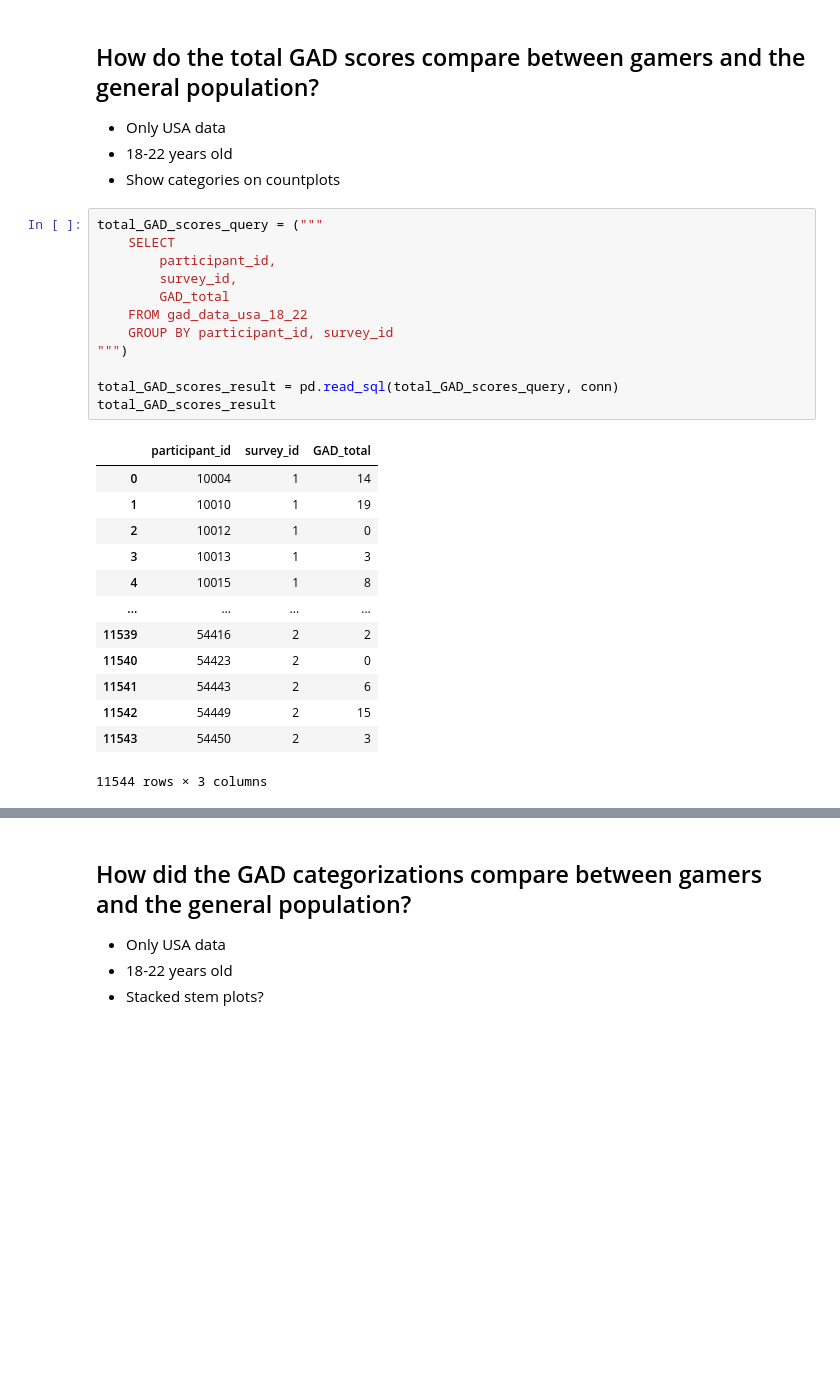
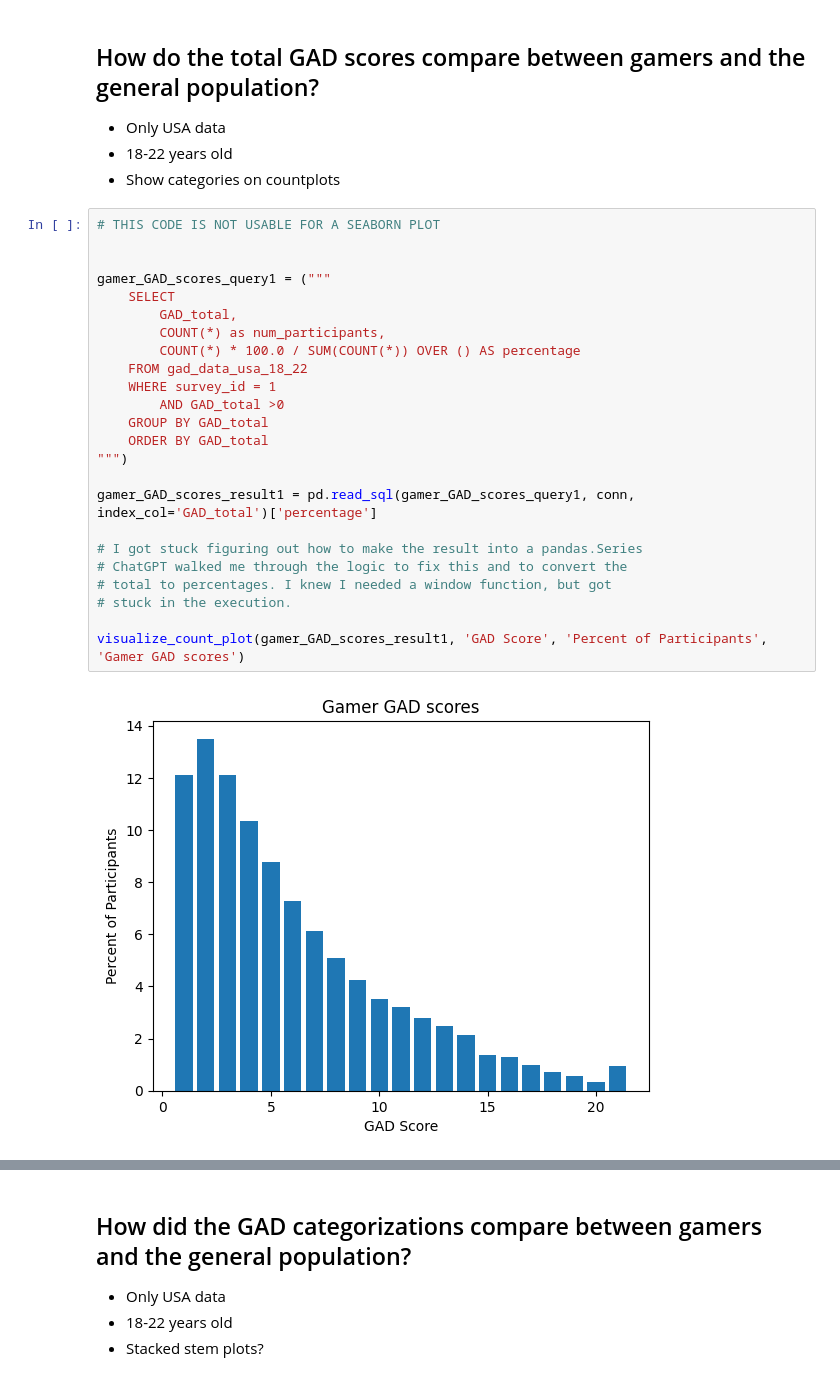
Before and after one commit to amallred/gaming-mental-health-analysis, a Jupyter notebook: notebooks/final_analysis.ipynb, the cells around one changed output, grey strips where cells are left out. Saved outputs shown, nothing was run; the diff lists cells and outputs as text; blank space fills up the shorter version.

Commit message:
worked on final viz, installed seaborn

```diff
--- a/notebooks/final_analysis.ipynb
+++ b/notebooks/final_analysis.ipynb
@@ -41,28 +48,28 @@ conn.execute("""
 - 18-22 years old
 - Show categories on countplots
 # %%
-total_GAD_scores_query = ("""
+# THIS CODE IS NOT USABLE FOR A SEABORN PLOT
+
+
+gamer_GAD_scores_query1 = ("""
     SELECT
-        participant_id,
-        survey_id,
-        GAD_total
+        GAD_total,
+        COUNT(*) as num_participants,
+        COUNT(*) * 100.0 / SUM(COUNT(*)) OVER () AS percentage
     FROM gad_data_usa_18_22
-    GROUP BY participant_id, survey_id
+    WHERE survey_id = 1
+        AND GAD_total >0
+    GROUP BY GAD_total
+    ORDER BY GAD_total
 """)
 
-total_GAD_scores_result = pd.read_sql(total_GAD_scores_query, conn)
-total_GAD_scores_result
+gamer_GAD_scores_result1 = pd.read_sql(gamer_GAD_scores_query1, conn, index_col='GAD_total')['percentage']
+
+# I got stuck figuring out how to make the result into a pandas.Series
+# ChatGPT walked me through the logic to fix this and to convert the
+# total to percentages. I knew I needed a window function, but got
+# stuck in the execution.
+
+visualize_count_plot(gamer_GAD_scores_result1, 'GAD Score', 'Percent of Participants', 'Gamer GAD scores')
 # %% [output]
-|  | participant_id | survey_id | GAD_total |
-| 0 | 10004 | 1 | 14 |
-| 1 | 10010 | 1 | 19 |
-| 2 | 10012 | 1 | 0 |
-| 3 | 10013 | 1 | 3 |
-| 4 | 10015 | 1 | 8 |
-| ... | ... | ... | ... |
-| 11539 | 54416 | 2 | 2 |
-| 11540 | 54423 | 2 | 0 |
-| 11541 | 54443 | 2 | 6 |
-| 11542 | 54449 | 2 | 15 |
-| 11543 | 54450 | 2 | 3 |
-11544 rows × 3 columns
+[figure, added]
```
Also changed, not shown: parts of 8 cells of this notebook, 3 other files.
